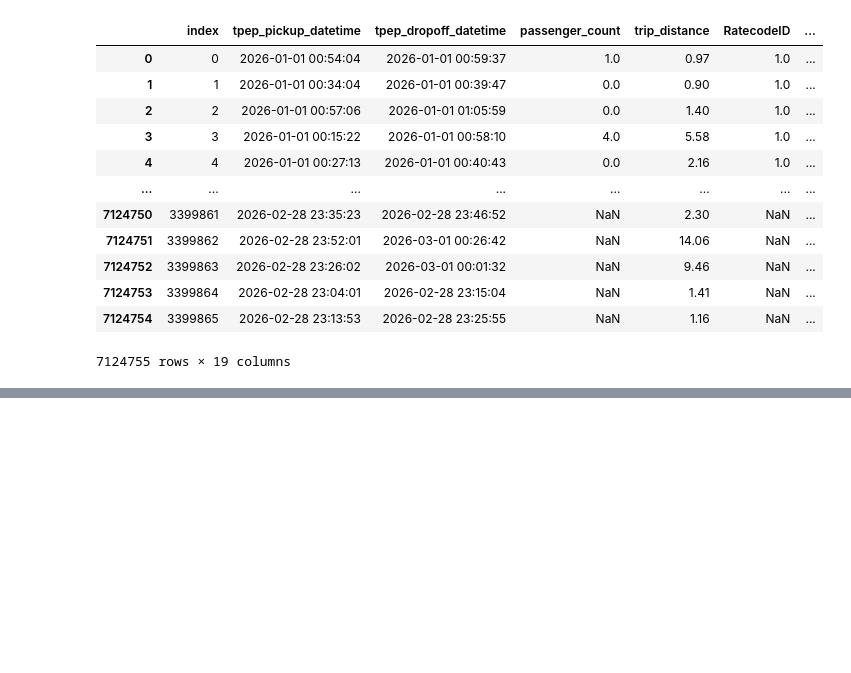
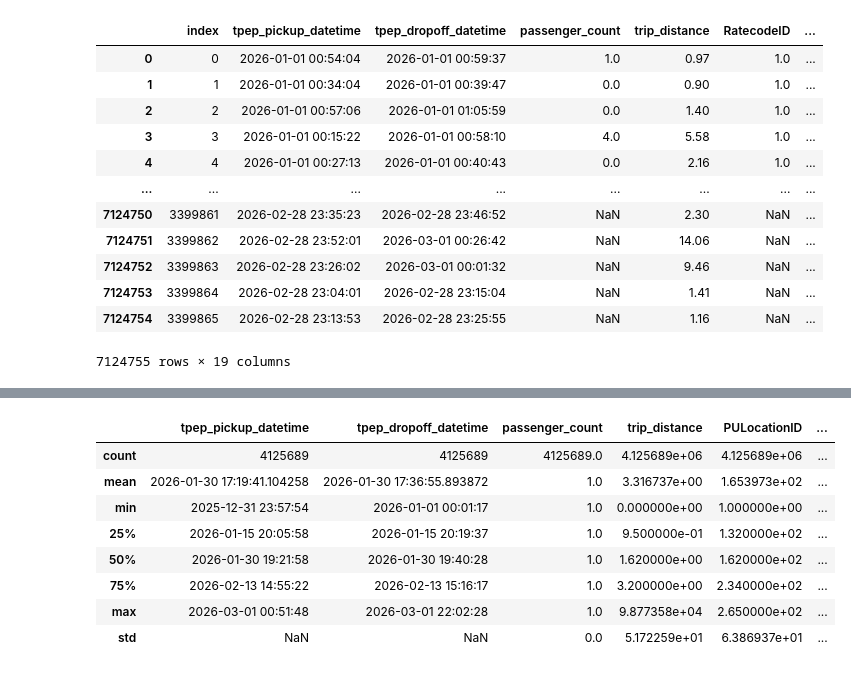
Before and after one commit to TinyHaitch/taxi_analysis, a Jupyter notebook: Untitled.ipynb, the cells around one changed output, grey strips where cells are left out. Saved outputs shown, nothing was run; the diff lists cells and outputs as text; code cells hidden in the pictures; blank space fills up the shorter version.

Commit message:
data exploration

```diff
--- a/Untitled.ipynb
+++ b/Untitled.ipynb
@@ -176,0 +223,4 @@ dtype: int64
+# %%
+usefuldata = usefuldata[usefuldata.passenger_count == 1].drop('index', axis=1).reset_index()
+# %%
+usefuldata = usefuldata.set_index('index')
@@ -176,0 +238,7 @@ dtype: int64
+# %%
+final_data = usefuldata.copy()
+# %%
+final_data = final_data[['tpep_pickup_datetime', 'tpep_dropoff_datetime', 'passenger_count', 'trip_distance',
+                         'PULocationID', 'DOLocationID', 'tolls_amount','total_amount']]
+
+final_data
@@ -176,0 +300,12 @@ dtype: int64
+# %%
+final_data.describe()
+# %% [output]
+|  | tpep_pickup_datetime | tpep_dropoff_datetime | passenger_count | trip_distance | PULocationID | ... |
+| count | 4125689 | 4125689 | 4125689.0 | 4.125689e+06 | 4.125689e+06 | ... |
+| mean | 2026-01-30 17:19:41.104258 | 2026-01-30 17:36:55.893872 | 1.0 | 3.316737e+00 | 1.653973e+02 | ... |
+| min | 2025-12-31 23:57:54 | 2026-01-01 00:01:17 | 1.0 | 0.000000e+00 | 1.000000e+00 | ... |
+| 25% | 2026-01-15 20:05:58 | 2026-01-15 20:19:37 | 1.0 | 9.500000e-01 | 1.320000e+02 | ... |
+| 50% | 2026-01-30 19:21:58 | 2026-01-30 19:40:28 | 1.0 | 1.620000e+00 | 1.620000e+02 | ... |
+| 75% | 2026-02-13 14:55:22 | 2026-02-13 15:16:17 | 1.0 | 3.200000e+00 | 2.340000e+02 | ... |
+| max | 2026-03-01 00:51:48 | 2026-03-01 22:02:28 | 1.0 | 9.877358e+04 | 2.650000e+02 | ... |
+| std | NaN | NaN | 0.0 | 5.172259e+01 | 6.386937e+01 | ... |
```
Also changed, not shown: parts of 17 cells of this notebook.
